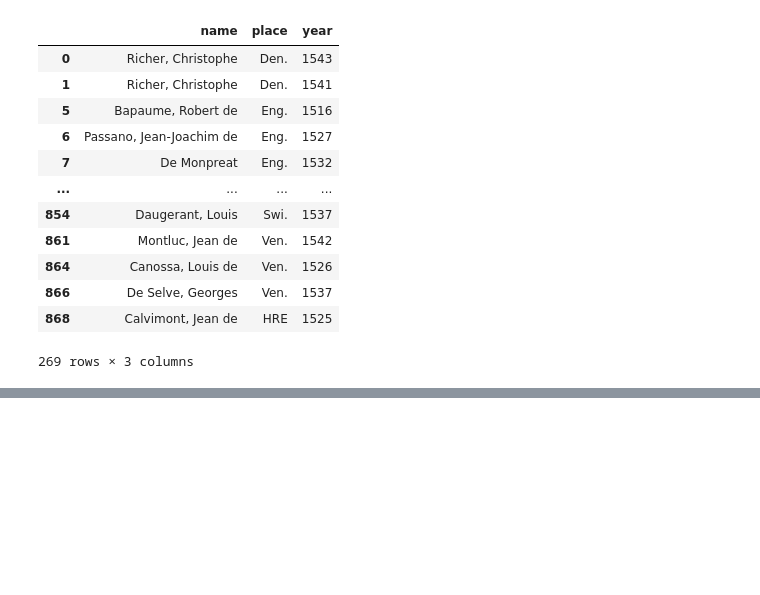
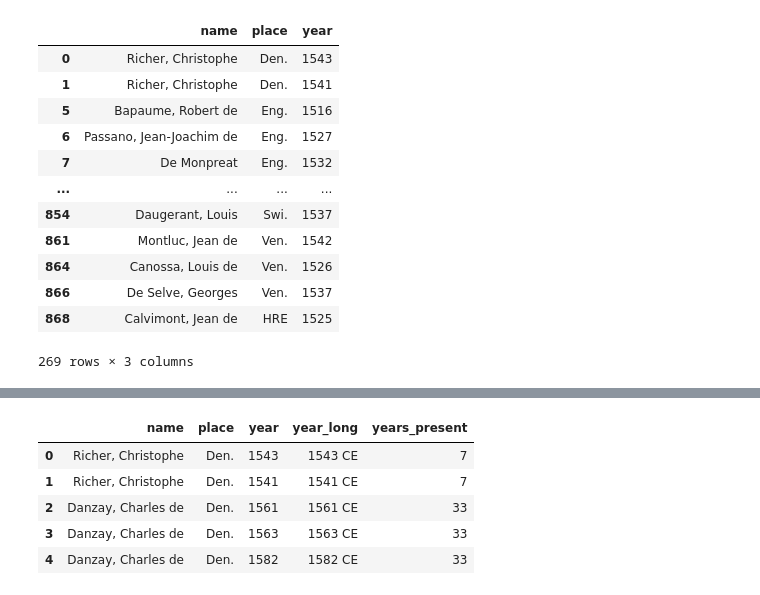
Before and after one commit to Queens-CDA250-Python/python-classwork-f2026, a Jupyter notebook: notebooks/w6.1-df-adv.ipynb, the cells around one changed output, grey strips where cells are left out. Cells and saved outputs as stored; diff of their text form; code cells hidden in the pictures; blank space fills up the shorter version.

```diff
--- a/notebooks/w6.1-df-adv.ipynb
+++ b/notebooks/w6.1-df-adv.ipynb
@@ -140,0 +156,16 @@ df.loc[~((df["place"] == "Netherlands") | (df["place"] == "England")) & (df["yea
+# %%
+def get_total_years(row):
+    name = row['name']
+    pl = row['place']
+    num_years = df.loc[(df['name'] == name) & (df['place'] == pl), "name"].count()
+    return num_years
+
+df["years_present"] = df.apply(get_total_years, axis=1)
+df.head()
+# %% [output]
+|  | name | place | year | year_long | years_present |
+| 0 | Richer, Christophe | Den. | 1543 | 1543 CE | 7 |
+| 1 | Richer, Christophe | Den. | 1541 | 1541 CE | 7 |
+| 2 | Danzay, Charles de | Den. | 1561 | 1561 CE | 33 |
+| 3 | Danzay, Charles de | Den. | 1563 | 1563 CE | 33 |
+| 4 | Danzay, Charles de | Den. | 1582 | 1582 CE | 33 |
```
Also changed, not shown: parts of 5 cells of this notebook.
